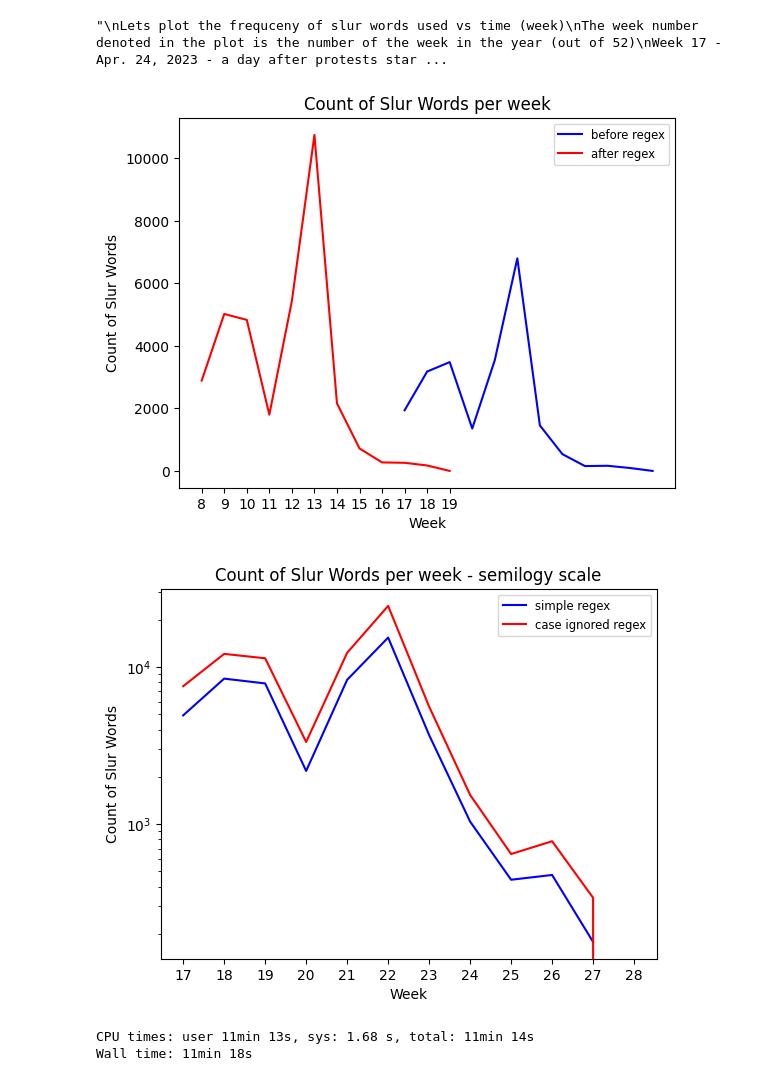
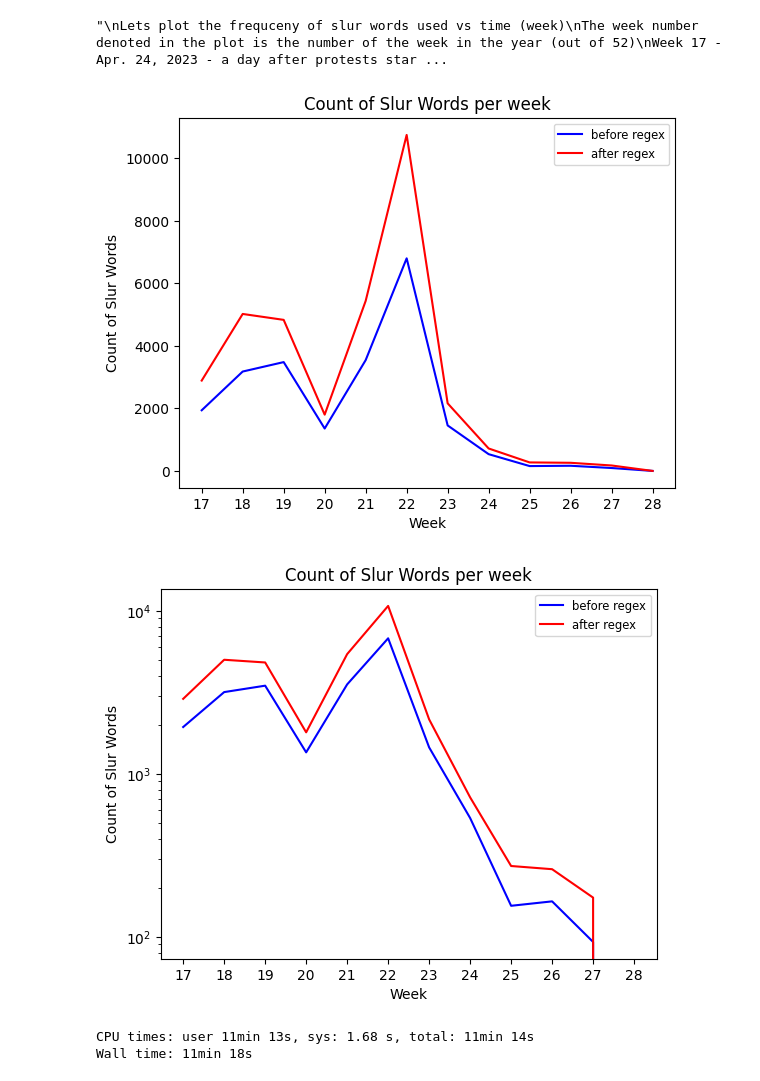
Before and after one commit to aatmanvaidya/Sentiment-Analysis-of-Online-Harassment-Towards-Women-Wrestlers, a Jupyter notebook: youtube_comments_analysis.ipynb, the cells around one changed output. Saved outputs shown, nothing was run; the diff lists cells and outputs as text; code cells hidden in the pictures.

Commit message:
fixed plots, finallyyyyy

```diff
--- a/youtube_comments_analysis.ipynb
+++ b/youtube_comments_analysis.ipynb
@@ -442,32 +421,39 @@ Week 28 - July 10, 2023 - last day till I scrapped the data
 # %%
 keys_before_regex = list(sorted_word_counts_beforeRegex_by_week.keys())[8:]
 values_before_regex = list(sorted_word_counts_beforeRegex_by_week.values())[8:]
 
-keys = np.arange(len(word_counts_afterRegex_by_week))
-values = word_counts_afterRegex_by_week.tolist()
+keys = word_counts_afterRegex_by_week.index[8:]
+values = word_counts_afterRegex_by_week.values[8:]
 
 plt.plot(keys_before_regex, values_before_regex, color='blue', label='before regex')
-plt.plot(keys[8:], values[8:], color='red', label='after regex')
+plt.plot(keys, values, color='red', label='after regex')
 
 plt.xlabel('Week')
 plt.ylabel('Count of Slur Words')
 plt.title('Count of Slur Words per week')
-plt.xticks(keys[8:])
+plt.xticks(keys)
 plt.legend(loc='best', fontsize='small')
 plt.show()
 # %% [output]
-[figure, old version]
+[figure, new version]
 # %%
-plt.semilogy(slur_word_counts.index[1:], slur_word_counts.values[1:], color='blue', label='simple regex')
-plt.semilogy(counts2.index[8:], counts2.values[8:], color='red', label='case ignored regex')
+keys_before_regex = list(sorted_word_counts_beforeRegex_by_week.keys())[8:]
+values_before_regex = list(sorted_word_counts_beforeRegex_by_week.values())[8:]
+
+keys = word_counts_afterRegex_by_week.index[8:]
+values = word_counts_afterRegex_by_week.values[8:]
+
+plt.semilogy(keys_before_regex, values_before_regex, color='blue', label='before regex')
+plt.semilogy(keys, values, color='red', label='after regex')
+
 plt.xlabel('Week')
 plt.ylabel('Count of Slur Words')
-plt.title('Count of Slur Words per week - semilogy scale')
-plt.xticks(counts2.index[8:])
+plt.title('Count of Slur Words per week')
+plt.xticks(keys)
 plt.legend(loc='best', fontsize='small')
 plt.show()
 # %% [output]
-[figure, old version]
+[figure, new version]
 # %%
 # the pattern pretty much remains the same, only the count of slur words are increasing
 # %%
```
Also changed, not shown: parts of 2 cells of this notebook.
